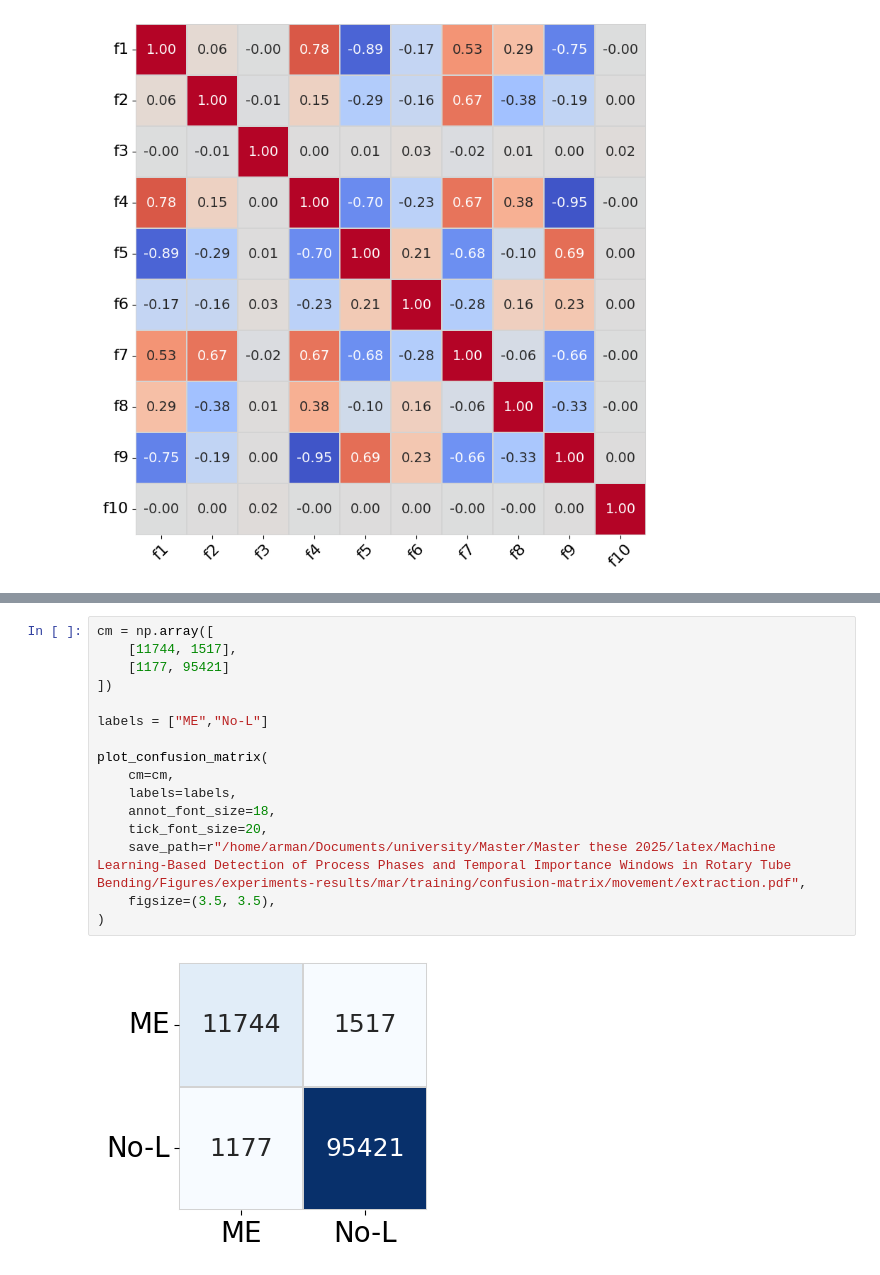
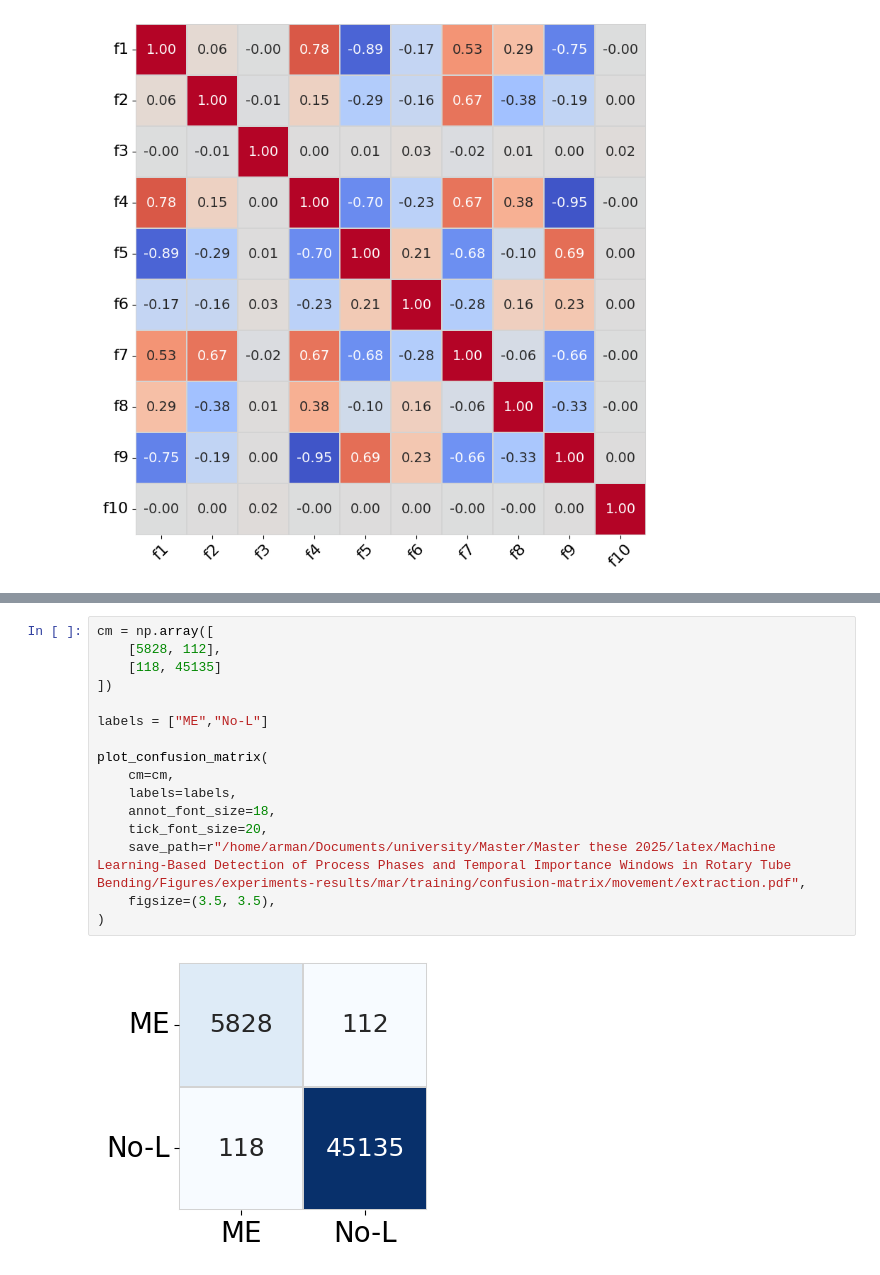
Before and after one commit to arman-niaruhi/temporal-windows-analysis-rotary-tube-bending, a Jupyter notebook: a.ipynb, the cells around one changed output, grey strips where cells are left out. Cells and saved outputs as stored; diff of their text form.

```diff
--- a/a.ipynb
+++ b/a.ipynb
@@ -275,20 +275,20 @@ plot_confusion_matrix(
 # %%
 cm = np.array([
-    [11744, 1517],
-    [1177, 95421]
+    [5828, 112],
+    [118, 45135]
 ])
 
 labels = ["ME","No-L"]
 
 plot_confusion_matrix(
     cm=cm,
     labels=labels,
     annot_font_size=18,
     tick_font_size=20,
     save_path=r"/home/arman/Documents/university/Master/Master these 2025/latex/Machine Learning-Based Detection of Process Phases and Temporal Importance Windows in Rotary Tube Bending/Figures/experiments-results/mar/training/confusion-matrix/movement/extraction.pdf",
     figsize=(3.5, 3.5),
 )
 # %% [output]
-[figure, old version]
+[figure, new version]
 # %%
 cm = np.array([
```
Also changed, not shown: parts of 9 cells of this notebook, 23 other files.
